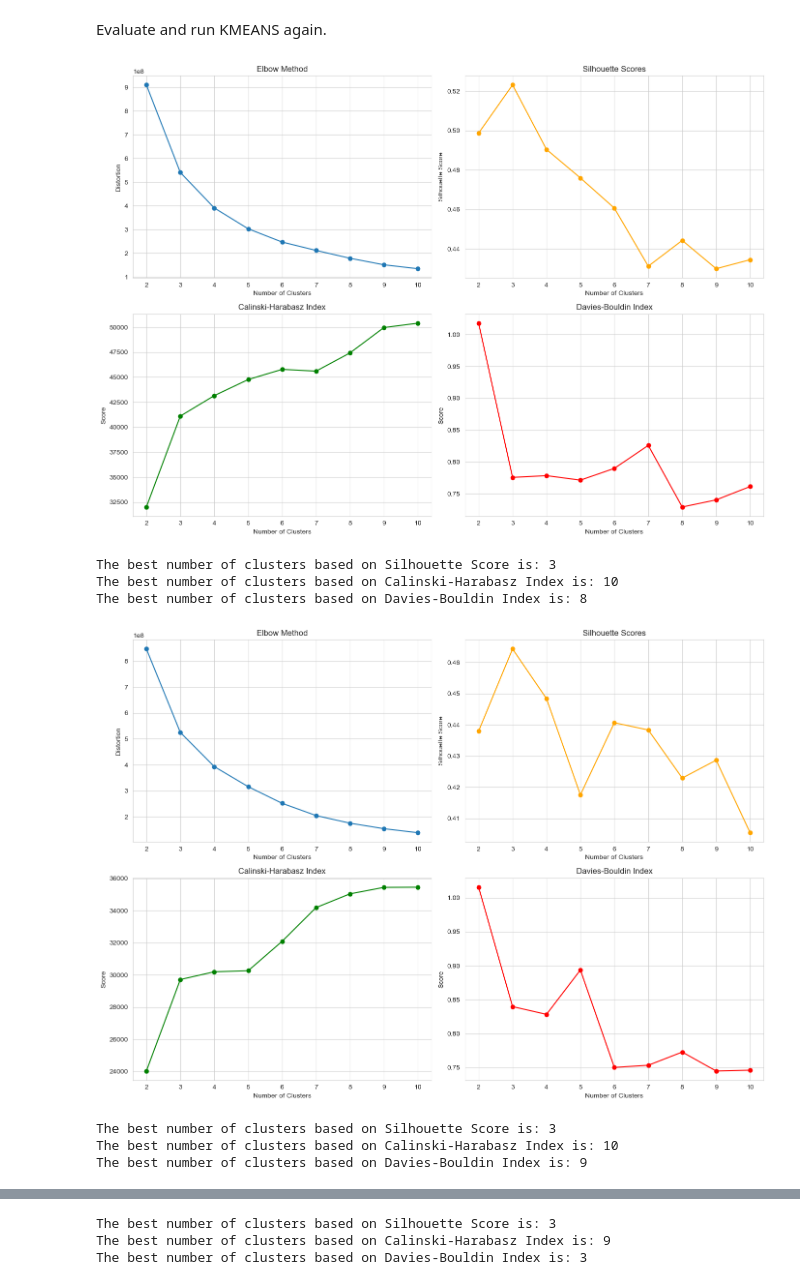
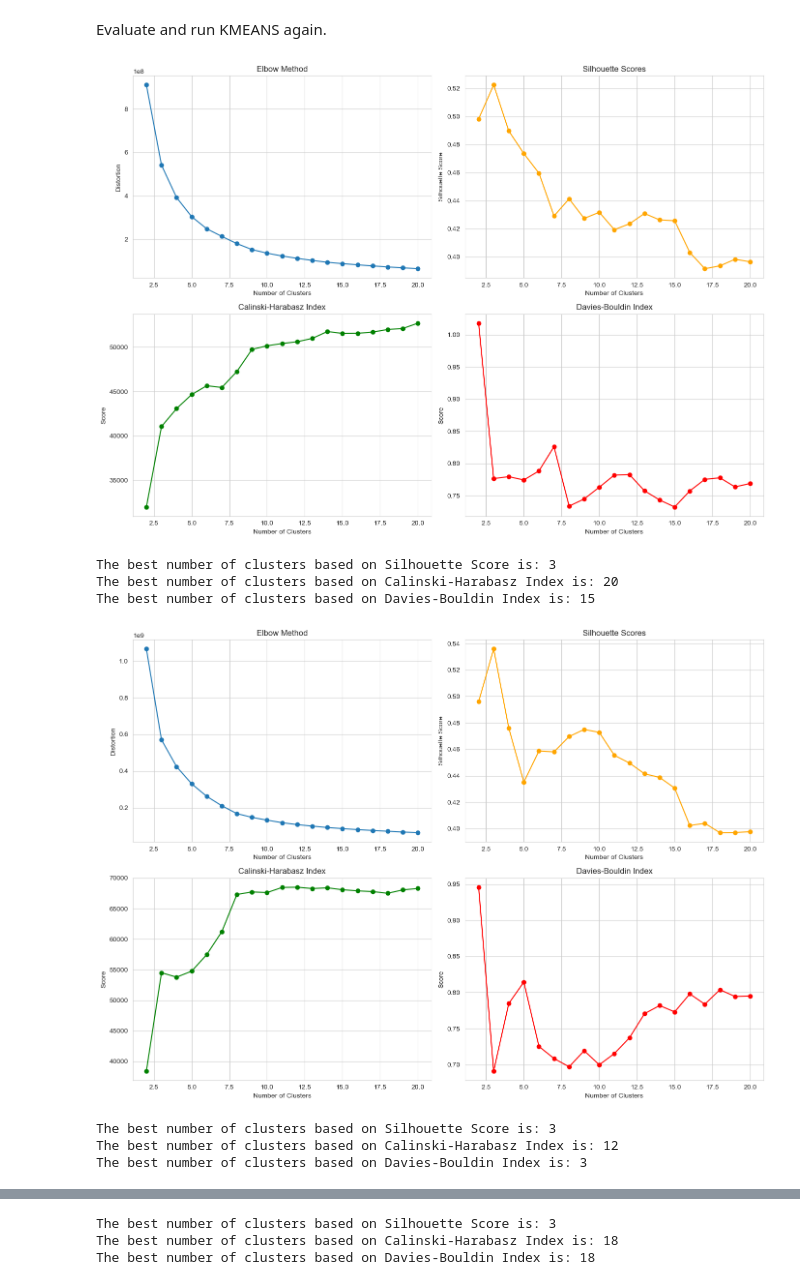
Before and after one commit to paulrobustelli/Garcia_hIAPP_monomer_binders_2025, a Jupyter notebook: main_text_figures.ipynb, the cells around one changed output, grey strips where cells are left out. Cells and saved outputs as stored; diff of their text form; code cells hidden in the pictures.

```diff
--- a/main_text_figures.ipynb
+++ b/main_text_figures.ipynb
@@ -1098,7 +1098,7 @@ from sklearn.metrics import silhouette_score, calinski_harabasz_score, davies_bo
 
 # Function to evaluate KMeans with different cluster numbers
 # Function to evaluate KMeans with different cluster numbers
-def evaluate_kmeans(data, max_clusters=10):
+def evaluate_kmeans(data, max_clusters=20):
     distortions = []
     silhouette_scores = []
     calinski_harabasz_scores = []
@@ -1174,19 +1174,26 @@ def plot_kmeans(cluster_range, distortions, silhouette_scores, calinski_harabasz
     print(f"The best number of clusters based on Calinski-Harabasz Index is: {best_n_clusters_ch}")
     print(f"The best number of clusters based on Davies-Bouldin Index is: {best_n_clusters_db}")
 # %%
-all_dirs = [WT_apo_dir, WT_A_outdir, WT_I_outdir, S20G_A_outdir, S20G_I_outdir, S20G_A_outdir]
+all_dirs = [WT_apo_dir, WT_I_outdir, WT_A_outdir,  S20G_apo_dir, S20G_I_outdir, S20G_A_outdir]
+Titles = ["WT hIAPP apo", "WT hIAPP in the Presence of YX-I-1", "WT hIAPP in the presence of YX-A-1",
+            "S20G hIAPP apo", "S20G hIAPP in the Presence of YX-I-1", "S20G hIAPP in the presence of YX-A-1"]
+
+# using additional domain knowledge for better clustering.
 for d in all_dirs:
     X = np.load(d + "incPCs.npy")
+    # add in H_total.npy
+    H_total = np.load(d + "H_total.npy")
+    X = np.column_stack((X, H_total))
     # Evaluate KMeans with a range of clusters
     cluster_range, distortions, silhouette_scores, calinski_harabasz_scores, davies_bouldin_scores= evaluate_kmeans(X)
     plot_kmeans(cluster_range, distortions, silhouette_scores, calinski_harabasz_scores, davies_bouldin_scores)
     del X
 # %% [output]
-[figure, old version]
+[figure, new version]
 The best number of clusters based on Silhouette Score is: 3
-The best number of clusters based on Calinski-Harabasz Index is: 10
-The best number of clusters based on Davies-Bouldin Index is: 8
+The best number of clusters based on Calinski-Harabasz Index is: 20
+The best number of clusters based on Davies-Bouldin Index is: 15
-[figure, old version]
+[figure, new version]
 The best number of clusters based on Silhouette Score is: 3
-The best number of clusters based on Calinski-Harabasz Index is: 10
-The best number of clusters based on Davies-Bouldin Index is: 9
+The best number of clusters based on Calinski-Harabasz Index is: 12
+The best number of clusters based on Davies-Bouldin Index is: 3
@@ -1194,3 +1201,3 @@ The best number of clusters based on Davies-Bouldin Index is: 9
 The best number of clusters based on Silhouette Score is: 3
-The best number of clusters based on Calinski-Harabasz Index is: 9
-The best number of clusters based on Davies-Bouldin Index is: 3
+The best number of clusters based on Calinski-Harabasz Index is: 18
+The best number of clusters based on Davies-Bouldin Index is: 18
```
Also changed, not shown: parts of 2 cells of this notebook, 37 other files.
